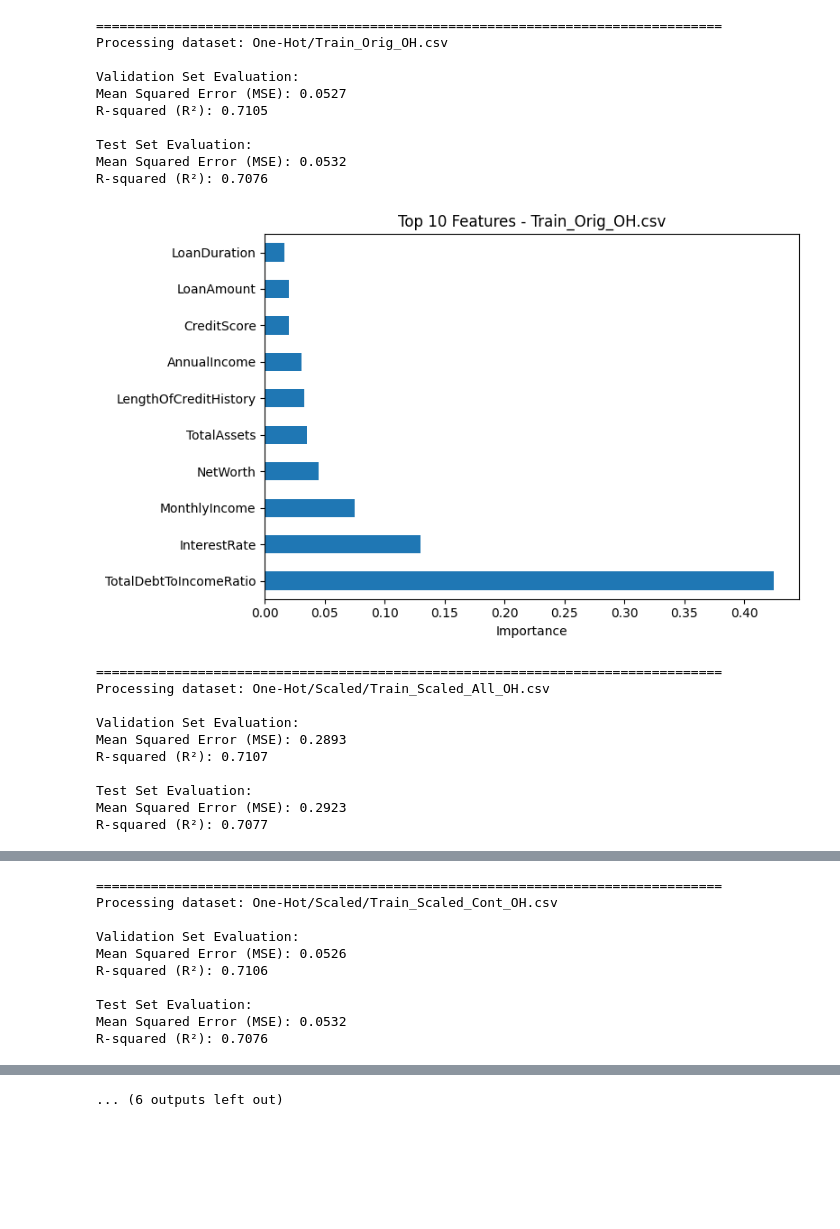
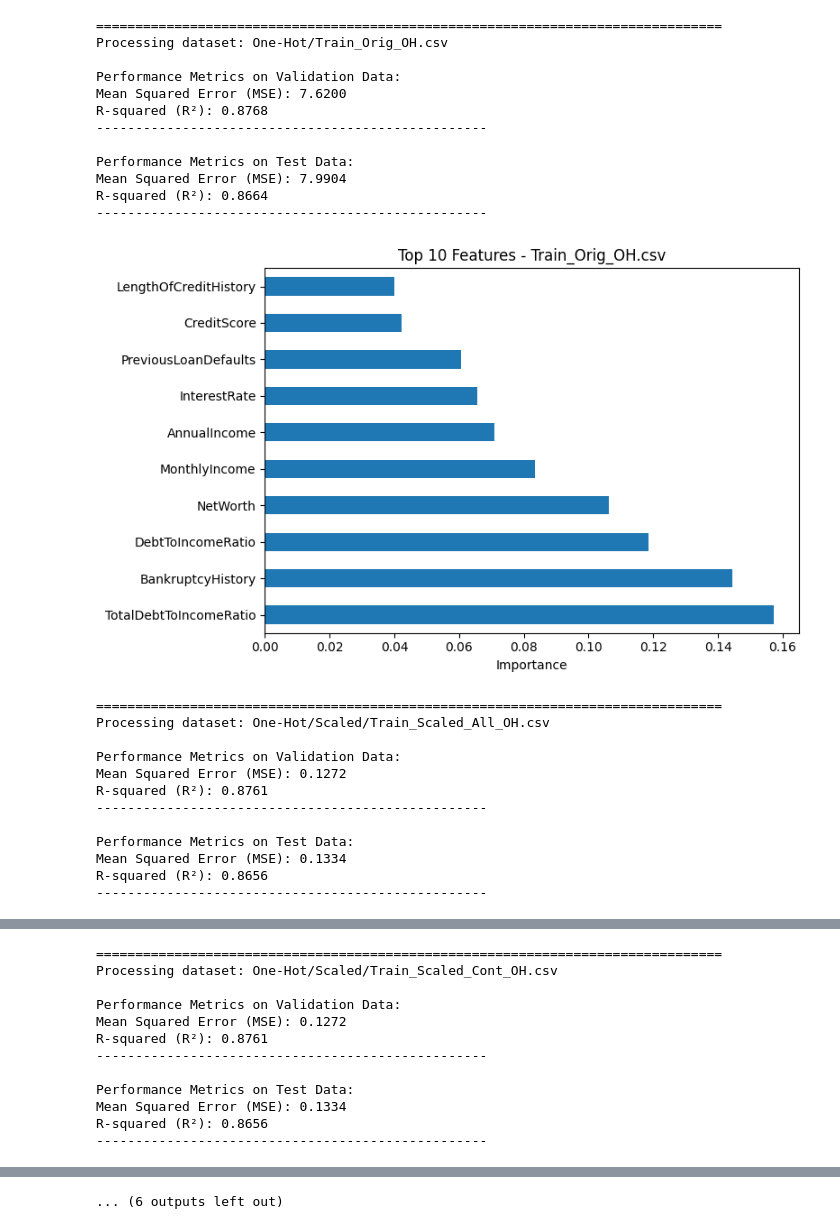
Before and after one commit to RMan2323/loan-risk-predictor, a Jupyter notebook: RandomForestRegressor.ipynb, the cells around one changed output, grey strips where cells are left out. Cells and saved outputs as stored; diff of their text form; code cells hidden in the pictures; blank space fills up the shorter version.

```diff
--- a/RandomForestRegressor.ipynb
+++ b/RandomForestRegressor.ipynb
@@ -27,8 +27,20 @@ train_files = [
     "IntClasses/MinMax/train_Int_MM_PCA20.csv",
     "IntClasses/MinMax/train_Int_MM_PCA25.csv",
 ]
+# %%
+from sklearn.metrics import mean_squared_error, r2_score
+
+def evaluate_regression(y_true, y_pred, set_name=""):
+    print(f"\nPerformance Metrics on {set_name} Data:")
+    mse = mean_squared_error(y_true, y_pred)
+    r2 = r2_score(y_true, y_pred)
+
+    print(f"Mean Squared Error (MSE): {mse:.4f}")
+    print(f"R-squared (R²): {r2:.4f}")
+    print("-" * 50)
+
+    return mse, r2
 # %%
-# Loop through all train files
 results = []
 
 for path in train_files:
@@ -39,63 +51,64 @@ for path in train_files:
     valid_df = pd.read_csv(path.replace("Train", "Valid").replace("train", "valid"))
     test_df = pd.read_csv(path.replace("Train", "Test").replace("train", "test"))
 
+    # Drop LoanApproved, keep RiskScore as target
+    X_train = train_df.drop(columns=["LoanApproved", "RiskScore"])
+    y_train = train_df["RiskScore"]
 
-    target_col = -1
+    X_valid = valid_df.drop(columns=["LoanApproved", "RiskScore"])
+    y_valid = valid_df["RiskScore"]
 
-    X_train = train_df.iloc[:, :target_col]
-    y_train = train_df.iloc[:, target_col]
-
-    X_valid = valid_df.iloc[:, :target_col]
-    y_valid = valid_df.iloc[:, target_col]
-
-    X_test = test_df.iloc[:, :target_col]
-    y_test = test_df.iloc[:, target_col]
+    X_test = test_df.drop(columns=["LoanApproved", "RiskScore"])
+    y_test = test_df["RiskScore"]
 
     # Train the model
     model = RandomForestRegressor(n_estimators=100, random_state=42)
     model.fit(X_train, y_train)
 
     name = os.path.basename(path)
     evaluate_regression(y_valid, model.predict(X_valid), "Validation")
     mse, r2 = evaluate_regression(y_test, model.predict(X_test), "Test")
 
     results.append({
         "Dataset": name,
         "MSE": mse,
         "R2": r2
     })
 
-    # Optional: Plot top 10 features (if not PCA)
-    #Because PCA columns/features wont be original and hence modified
-    if not is_pca:
+    # Optional: Plot top 10 features (only for non-PCA)
+    if "PCA" not in path:
         importances = pd.Series(model.feature_importances_, index=X_train.columns)
         importances.nlargest(10).plot(kind='barh', title=f"Top 10 Features - {name}", figsize=(8, 5))
         plt.xlabel("Importance")
         plt.tight_layout()
         plt.show()
 
 # Final summary
 results_df = pd.DataFrame(results)
 results_df
 # %% [output]
 ================================================================================
 Processing dataset: One-Hot/Train_Orig_OH.csv
 
-Validation Set Evaluation:
-Mean Squared Error (MSE): 0.0527
-R-squared (R²): 0.7105
+Performance Metrics on Validation Data:
+Mean Squared Error (MSE): 7.6200
+R-squared (R²): 0.8768
+--------------------------------------------------
 
-Test Set Evaluation:
-Mean Squared Error (MSE): 0.0532
-R-squared (R²): 0.7076
+Performance Metrics on Test Data:
+Mean Squared Error (MSE): 7.9904
+R-squared (R²): 0.8664
+--------------------------------------------------
-[figure, old version]
+[figure, new version]
 ================================================================================
 Processing dataset: One-Hot/Scaled/Train_Scaled_All_OH.csv
 
-Validation Set Evaluation:
-Mean Squared Error (MSE): 0.2893
-R-squared (R²): 0.7107
+Performance Metrics on Validation Data:
+Mean Squared Error (MSE): 0.1272
+R-squared (R²): 0.8761
+--------------------------------------------------
 
-Test Set Evaluation:
-Mean Squared Error (MSE): 0.2923
-R-squared (R²): 0.7077
+Performance Metrics on Test Data:
+Mean Squared Error (MSE): 0.1334
+R-squared (R²): 0.8656
+--------------------------------------------------
@@ -103,10 +116,12 @@ R-squared (R²): 0.7077
 ================================================================================
 Processing dataset: One-Hot/Scaled/Train_Scaled_Cont_OH.csv
 
-Validation Set Evaluation:
-Mean Squared Error (MSE): 0.0526
-R-squared (R²): 0.7106
+Performance Metrics on Validation Data:
+Mean Squared Error (MSE): 0.1272
+R-squared (R²): 0.8761
+--------------------------------------------------
 
-Test Set Evaluation:
-Mean Squared Error (MSE): 0.0532
-R-squared (R²): 0.7076
+Performance Metrics on Test Data:
+Mean Squared Error (MSE): 0.1334
+R-squared (R²): 0.8656
+--------------------------------------------------
```
Also changed, not shown: parts of 3 cells of this notebook, 1 other file.
